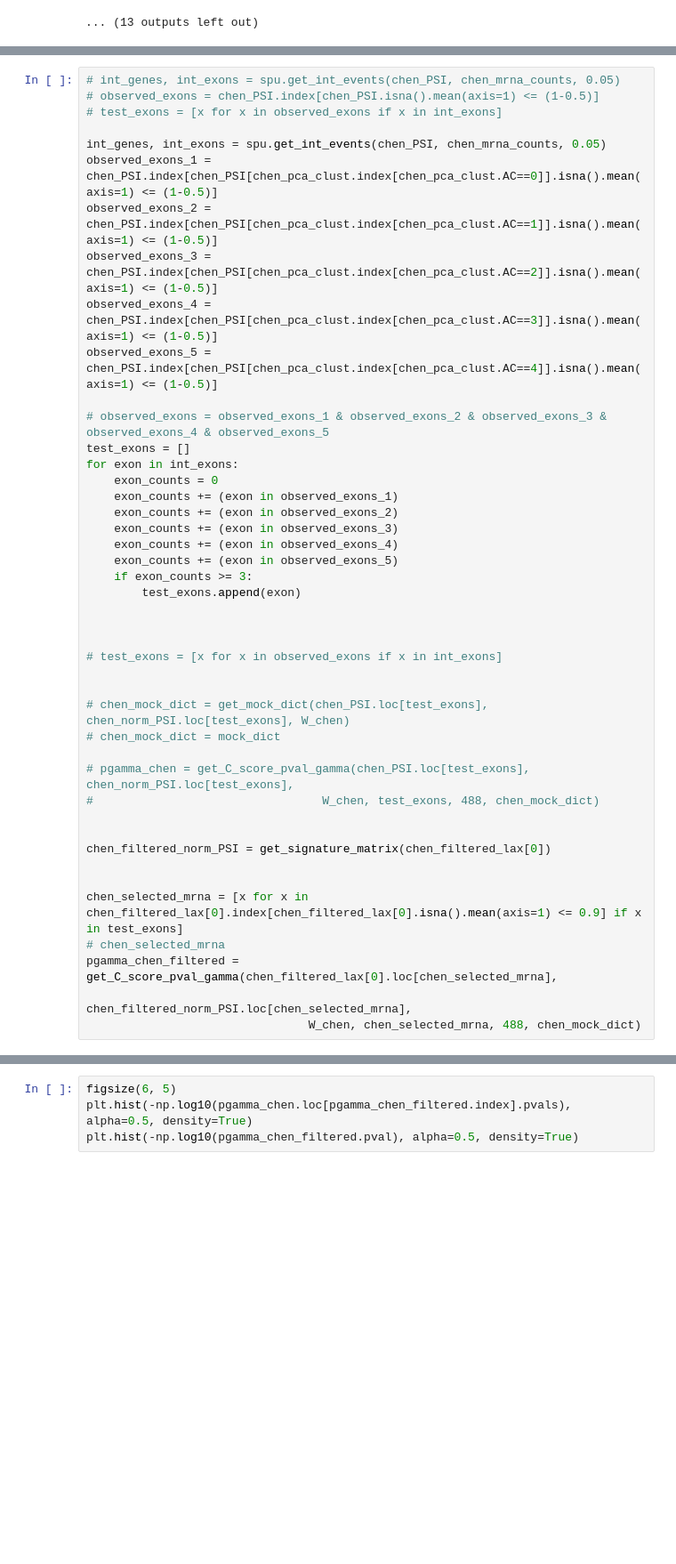
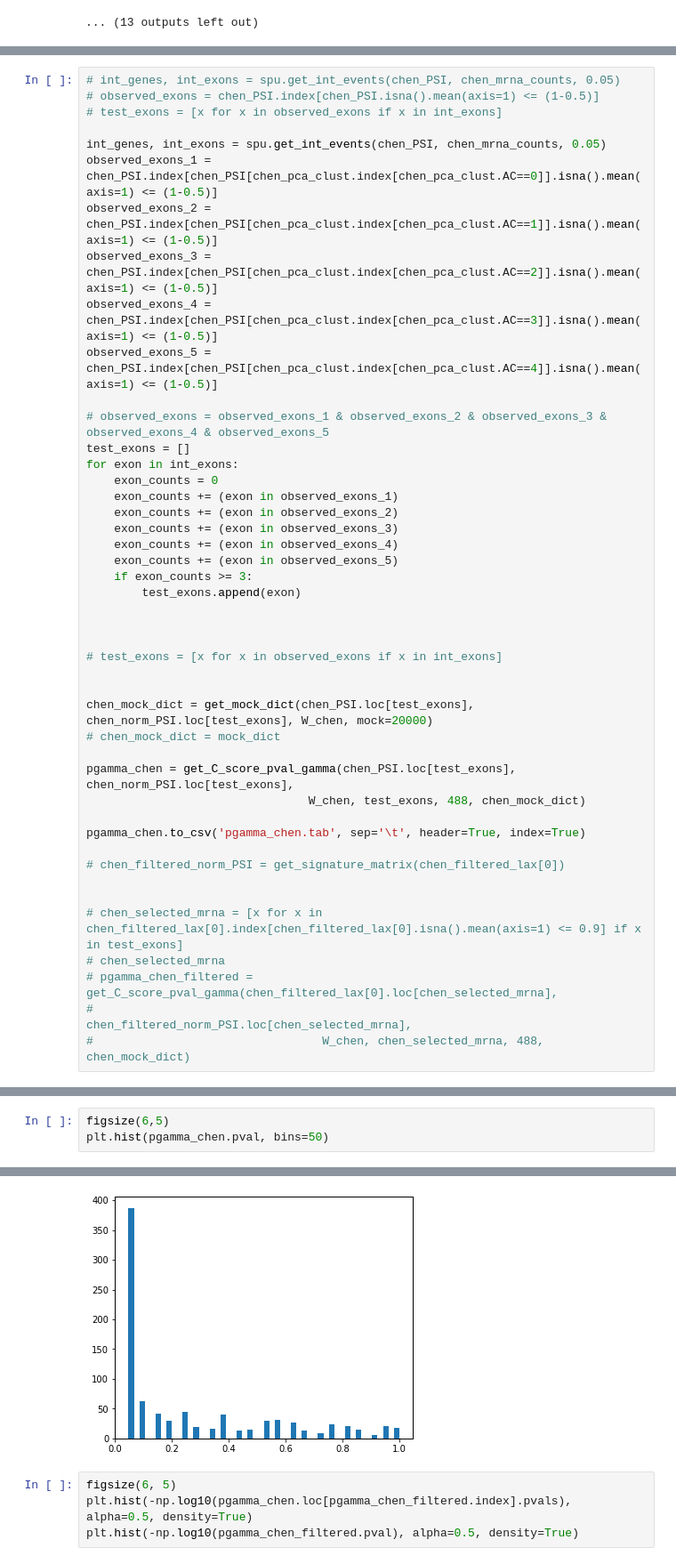
Before and after one commit to lareaulab/sc_binary_splicing, a Jupyter notebook: results/data_analysis/autocorrelation.ipynb, the cells around one changed output, grey strips where cells are left out. Shown at 89% size. Saved outputs shown, nothing was run; the diff lists cells and outputs as text; blank space fills up the shorter version.

Commit message:
autocor binned random exons

```diff
--- a/results/data_analysis/autocorrelation.ipynb
+++ b/results/data_analysis/autocorrelation.ipynb
@@ -2008,21 +2144,22 @@ for exon in int_exons:
 # test_exons = [x for x in observed_exons if x in int_exons]
 
 
-# chen_mock_dict = get_mock_dict(chen_PSI.loc[test_exons], chen_norm_PSI.loc[test_exons], W_chen)
+chen_mock_dict = get_mock_dict(chen_PSI.loc[test_exons], chen_norm_PSI.loc[test_exons], W_chen, mock=20000)
 # chen_mock_dict = mock_dict
 
-# pgamma_chen = get_C_score_pval_gamma(chen_PSI.loc[test_exons], chen_norm_PSI.loc[test_exons],
-#                                 W_chen, test_exons, 488, chen_mock_dict)
+pgamma_chen = get_C_score_pval_gamma(chen_PSI.loc[test_exons], chen_norm_PSI.loc[test_exons],
+                                W_chen, test_exons, 488, chen_mock_dict)
+
+pgamma_chen.to_csv('pgamma_chen.tab', sep='\t', header=True, index=True)
+
+# chen_filtered_norm_PSI = get_signature_matrix(chen_filtered_lax[0])
 
 
-chen_filtered_norm_PSI = get_signature_matrix(chen_filtered_lax[0])
-
-
-chen_selected_mrna = [x for x in chen_filtered_lax[0].index[chen_filtered_lax[0].isna().mean(axis=1) <= 0.9] if x in test_exons]
+# chen_selected_mrna = [x for x in chen_filtered_lax[0].index[chen_filtered_lax[0].isna().mean(axis=1) <= 0.9] if x in test_exons]
 # chen_selected_mrna
-pgamma_chen_filtered = get_C_score_pval_gamma(chen_filtered_lax[0].loc[chen_selected_mrna],
-                                              chen_filtered_norm_PSI.loc[chen_selected_mrna],
-                                W_chen, chen_selected_mrna, 488, chen_mock_dict)
+# pgamma_chen_filtered = get_C_score_pval_gamma(chen_filtered_lax[0].loc[chen_selected_mrna],
+#                                               chen_filtered_norm_PSI.loc[chen_selected_mrna],
+#                                 W_chen, chen_selected_mrna, 488, chen_mock_dict)
 # %% [output]
 Failed to display Jupyter Widget of type HBox.
 If you're reading this message in the Jupyter Notebook or JupyterLab Notebook, it may mean that the widgets JavaScript is still loading. If this message persists, it likely means that the widgets Java ...
@@ -2029,0 +2215,4 @@ If you're reading this message in another frontend (for example, a static render
+# %%
+figsize(6,5)
+plt.hist(pgamma_chen.pval, bins=50)
+# %% [output]
@@ -2030,3 +2236,4 @@ If you're reading this message in another frontend (for example, a static render
+[figure, added]
 # %%
 figsize(6, 5)
 plt.hist(-np.log10(pgamma_chen.loc[pgamma_chen_filtered.index].pvals), alpha=0.5, density=True)
```
Also changed, not shown: parts of 12 cells of this notebook, 41 other files.
